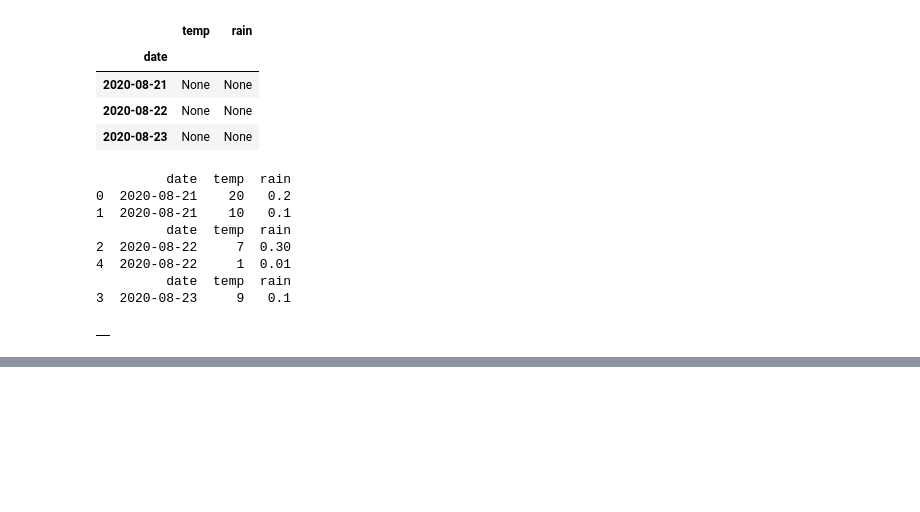
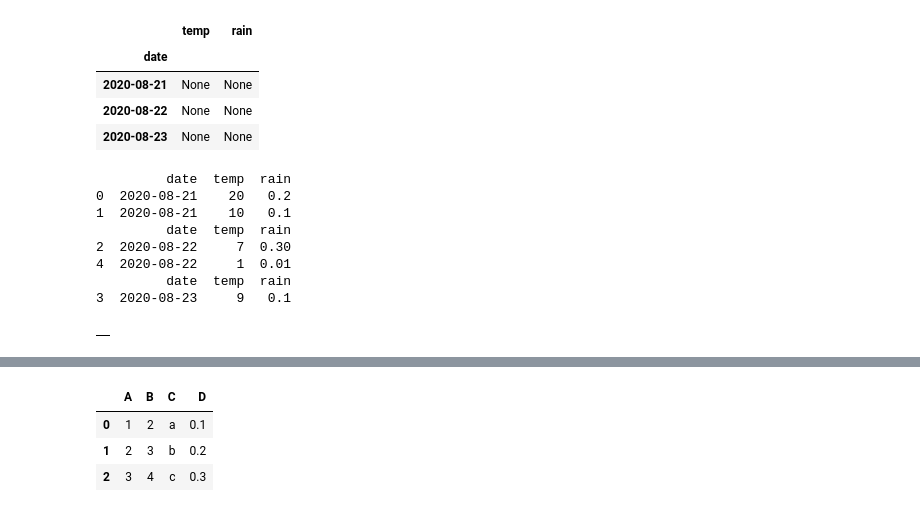
Before and after one commit to illumination-k/polars-pandas, a Jupyter notebook: work/pandas.ipynb, the cells around one changed output, grey strips where cells are left out. Cells and saved outputs as stored; diff of their text form; code cells hidden in the pictures; blank space fills up the shorter version.

```diff
--- a/work/pandas.ipynb
+++ b/work/pandas.ipynb
@@ -237,0 +254,7 @@ df.groupby("date").apply(lambda x: print(x))
+# %%
+pd.concat([df1, df2], axis=1)
+# %% [output]
+|  | A | B | C | D |
+| 0 | 1 | 2 | a | 0.1 |
+| 1 | 2 | 3 | b | 0.2 |
+| 2 | 3 | 4 | c | 0.3 |
```
Also changed, not shown: parts of 5 cells of this notebook, 1 other file.
